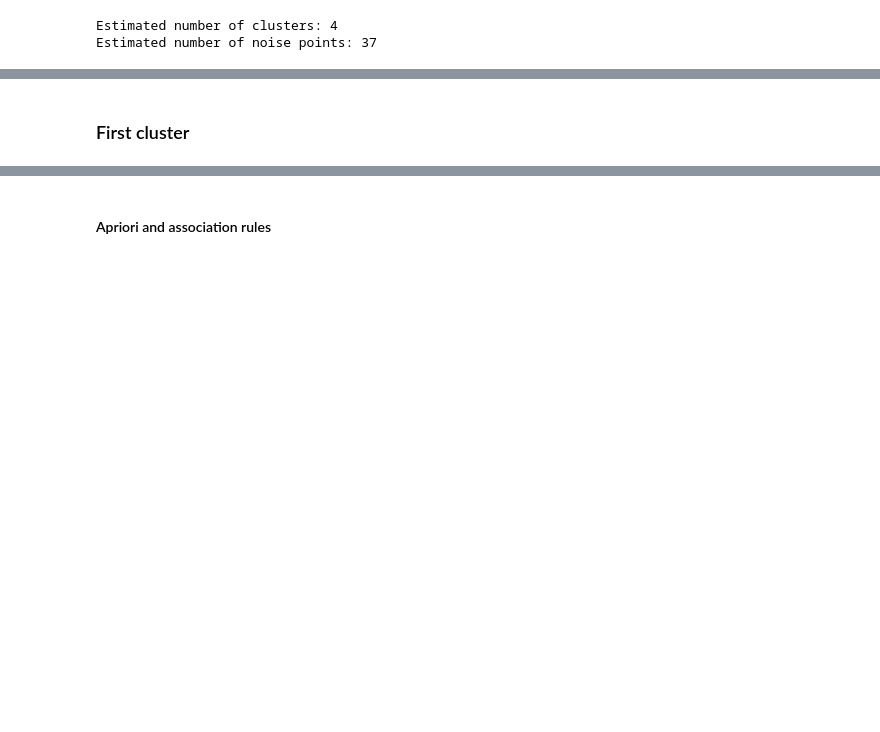
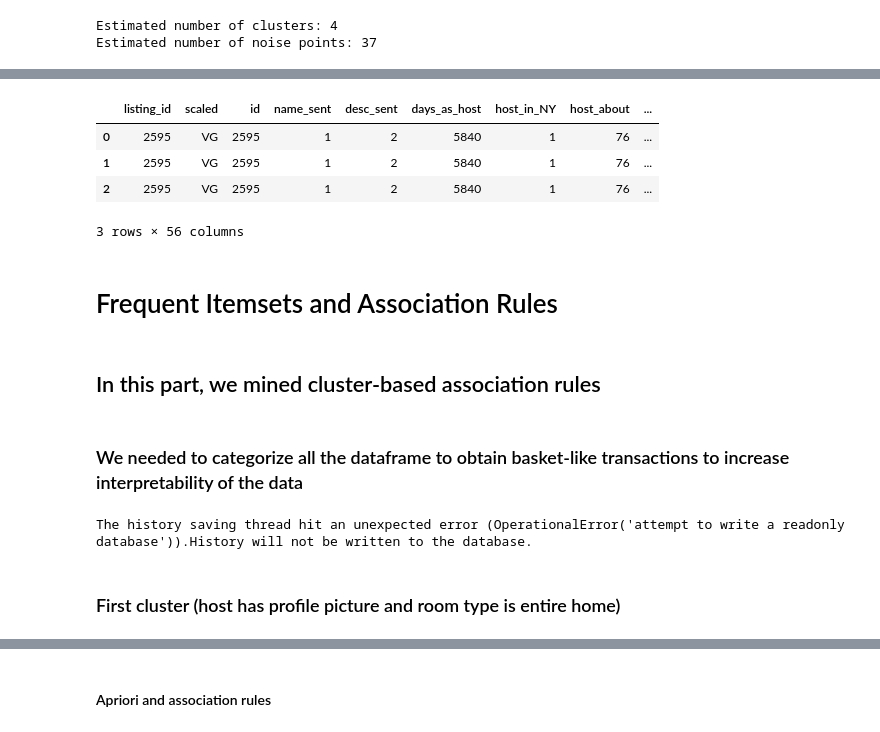
Before and after one commit to cecil7525/CompToolsAirBNB, a Jupyter notebook: cs4ds.ipynb, the cells around one changed output, grey strips where cells are left out. Cells and saved outputs as stored; diff of their text form; code cells hidden in the pictures; blank space fills up the shorter version.

```diff
--- a/cs4ds.ipynb
+++ b/cs4ds.ipynb
@@ -298,5 +190,4 @@ df_fin.head()
 #Read the sentiment scores data generated by Georgios
 df_sentiment = pd.read_csv("./NYtransREVnSCALE3.csv", header=[0], low_memory=False)
 df_final_sentiment = df_sentiment[["listing_id", "scaled"]]
-df_joined = pd.merge(df_final_sentiment, df_fin, left_on="listing_id", right_on="id", how="left")
-df_joined = df_joined.dropna(subset=["id"])
+df_joined = pd.merge(df_final_sentiment, df_fin, left_on="listing_id", right_on="id", how="inner")
@@ -323,3 +260,57 @@ memory usage: 11.1+ MB
+# %%
+#Get necessary columns
+staging_important_amenities = grouped[["listing_id", "all_mentions"]]
+# %%
+#Convert ["kitchen", "wi-fi", "coffee" ...] arrays to distinct amenities, i.e. distribute among all columns
+expanded = staging_important_amenities['all_mentions'].apply(lambda x: pd.Series(x))
+expanded.columns = [f'amenity_{i+1}' for i in range(expanded.shape[1])]
+
+final_important_amenities = pd.concat([staging_important_amenities, expanded], axis=1).drop(columns=["all_mentions"])
+# %%
+df_all_information = pd.merge(df_joined, final_important_amenities, on="listing_id", how="inner")
+df_all_information.head(3)
+# %% [output]
+|  | listing_id | scaled | id | name_sent | desc_sent | days_as_host | host_in_NY | host_about | ... |
+| 0 | 2595 | VG | 2595 | 1 | 2 | 5840 | 1 | 76 | ... |
+| 1 | 2595 | VG | 2595 | 1 | 2 | 5840 | 1 | 76 | ... |
+| 2 | 2595 | VG | 2595 | 1 | 2 | 5840 | 1 | 76 | ... |
+3 rows × 56 columns
+# %% [markdown]
+# Frequent Itemsets and Association Rules
+# %% [markdown]
+## In this part, we mined cluster-based association rules
+# %% [markdown]
+### We needed to categorize all the dataframe to obtain basket-like transactions to increase interpretability of the data
+# %%
+def categorize_all_df(data):
+    data['name_sent'] = data['name_sent'].replace({0: 'name_negative', 1: 'name_neutral', 2: 'name_positive'})
+    data['desc_sent'] = data['desc_sent'].replace({0: 'desc_negative', 1: 'desc_neutral', 2: 'desc_positive'})
+    data['days_as_host'] = pd.cut(data['days_as_host'], bins=[i*365 for i in range(20)], labels=[f"{i} years" for i in range(19)])
+    data['host_in_NY'] = data['name_sent'].replace({0: 'host_not_in_NY', 1: 'host_in_NY'})
+    data['host_about'] = pd.cut(data['host_about'], bins=[0,50,100,150,1000], labels=["very_short_about", "short_about", "moderate_about", "long_about"])
+    data['host_response_rate_int'] = pd.cut(data['host_response_rate_int'], bins=[0,25,50,75,100], labels=["very_low_response", "low_response", "moderate_response", "high_response"])
+    data['host_acceptance_rate_int'] = pd.cut(data['host_acceptance_rate_int'], bins=[0,25,50,75,100], labels=["very_low_acceptance", "low_acceptance", "moderate_acceptance", "high_acceptance"])
+    data['host_is_superhost'] = data['host_is_superhost'].replace({0: 'host_is_not_superhost', 1: 'host_is_superhost'})
+    data['host_verifications'] = data['host_verifications'].replace({0: 'no_verification', 1: '1_verification', 2: '2_verification', 3: 'all_verification'})
+    data['host_identity_verified'] = data['host_identity_verified'].replace({0: 'host_identity_not_verified', 1: 'host_identity_verified'})
+    data['accommodates'] = data['accommodates'].apply(lambda x: f"{x} accommodates")
+    data['bathrooms'] = data['bathrooms'].apply(lambda x: f"{x} bathrooms")
+    data['bedrooms'] = data['bedrooms'].apply(lambda x: f"{x} bedrooms")
+    data['beds'] = data['beds'].apply(lambda x: f"{x} beds")
+    data['amenities'] = data['amenities'].apply(lambda x: f"{x} amenities")
+    data['price'] = pd.cut(data['price'], bins=[0,50,100,150,200,250,10000], labels=["very_cheap", "cheap", "moderate", "somehow expensive", "expensive", "very expensive"])
+    data['minimum_nights'] = data['minimum_nights'].apply(lambda x: f"{x} min_nights")
+    data['maximum_nights'] = data['maximum_nights'].apply(lambda x: f"{x} max_nights")
+    data['availability_365'] = pd.cut(data['availability_365'], bins=[0,30,60,90,120,150,180,210,240,270,300,330,367], labels=[f"available_{i}_{i+1}_months" for i in range(12)])
+    data['number_of_reviews'] = pd.cut(data['number_of_reviews'], bins=[0,10,50,200,500,10000], labels=["very_low_number_of_rev", "low_number_of_rev", "moderate_number_of_rev", "high_of_rev", "very_high_number_of_rev"])
+    data['instant_bookable'] = data['instant_bookable'].replace({0: 'not_instant_bookable', 1: 'instant_bookable'})
+    data['calculated_host_listings_count'] = pd.cut(data['calculated_host_listings_count'], bins=[0,2,5,15,50,500], labels=["very_low_number_of_listings", "low_number_of_listings", "moderate_number_of_listings", "high_of_listings", "very_high_number_of_listings"])
+    data['private_bathroom'] = data['private_bathroom'].apply(lambda x: f"{x} private_bathroom")
+    data['shared_bathroom'] = data['shared_bathroom'].apply(lambda x: f"{x} shared_bathroom")
+    data = data.astype(str)
+    return data
+# %% [output]
+The history saving thread hit an unexpected error (OperationalError('attempt to write a readonly database')).History will not be written to the database.
 # %% [markdown]
-### First cluster
+### First cluster (host has profile picture and room type is entire home)
 # %%
```
Also changed, not shown: parts of 75 cells of this notebook.
